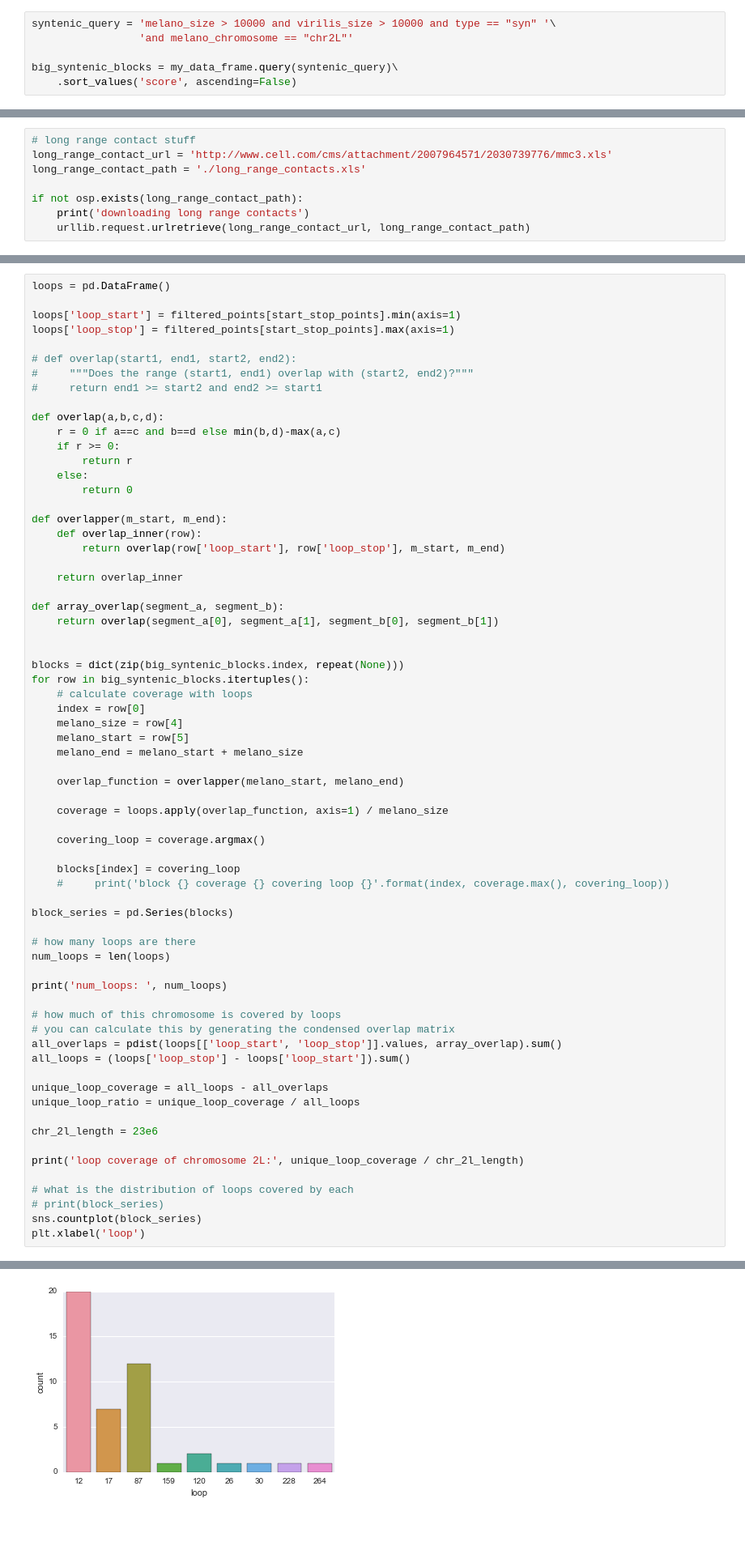
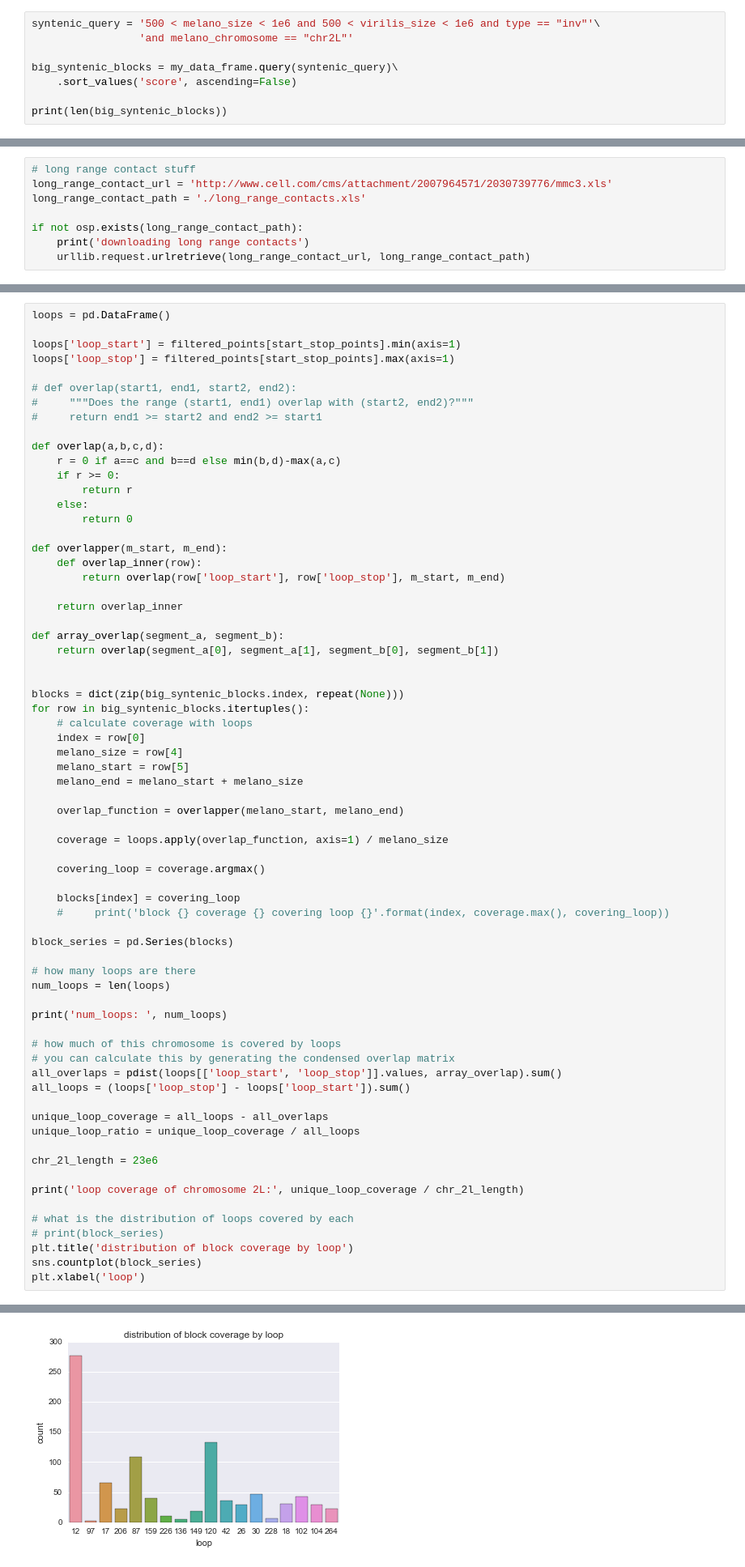
Before and after one commit to ckchow/bugstuff, a Jupyter notebook: netfile.ipynb, the cells around one changed output, grey strips where cells are left out. Shown at 81% size. Saved outputs shown, nothing was run; the diff lists cells and outputs as text; blank space fills up the shorter version.

Commit message:
changed restriction criteria on synteny blocks. 500 - 1e6 size on each species, inverted matches only.

```diff
--- a/netfile.ipynb
+++ b/netfile.ipynb
@@ -85,6 +130,8 @@ qgrid.show_grid(my_data_frame)
 # %%
-syntenic_query = 'melano_size > 10000 and virilis_size > 10000 and type == "syn" '\
+syntenic_query = '500 < melano_size < 1e6 and 500 < virilis_size < 1e6 and type == "inv"'\
                  'and melano_chromosome == "chr2L"'
 
 big_syntenic_blocks = my_data_frame.query(syntenic_query)\
     .sort_values('score', ascending=False)
+
+print(len(big_syntenic_blocks))
@@ -172,34 +233,35 @@ for row in big_syntenic_blocks.itertuples():
     blocks[index] = covering_loop
     #     print('block {} coverage {} covering loop {}'.format(index, coverage.max(), covering_loop))
 
 block_series = pd.Series(blocks)
 
 # how many loops are there
 num_loops = len(loops)
 
 print('num_loops: ', num_loops)
 
 # how much of this chromosome is covered by loops
 # you can calculate this by generating the condensed overlap matrix
 all_overlaps = pdist(loops[['loop_start', 'loop_stop']].values, array_overlap).sum()
 all_loops = (loops['loop_stop'] - loops['loop_start']).sum()
 
 unique_loop_coverage = all_loops - all_overlaps
 unique_loop_ratio = unique_loop_coverage / all_loops
 
 chr_2l_length = 23e6
 
 print('loop coverage of chromosome 2L:', unique_loop_coverage / chr_2l_length)
 
 # what is the distribution of loops covered by each
 # print(block_series)
+plt.title('distribution of block coverage by loop')
 sns.countplot(block_series)
 plt.xlabel('loop')
 # %% [output]
 num_loops:  30
 loop coverage of chromosome 2L: 0.206956521739
 <matplotlib.text.Text at 0x...>
-[figure, old version]
+[figure, new version]
 # %%
 # insulator data
 # download from http://gbrowse.modencode.org/fgb2/gbrowse/fly/?label=Insulators_CLASSES_KW for class 1, 2
```
Also changed, not shown: parts of 16 cells of this notebook.
